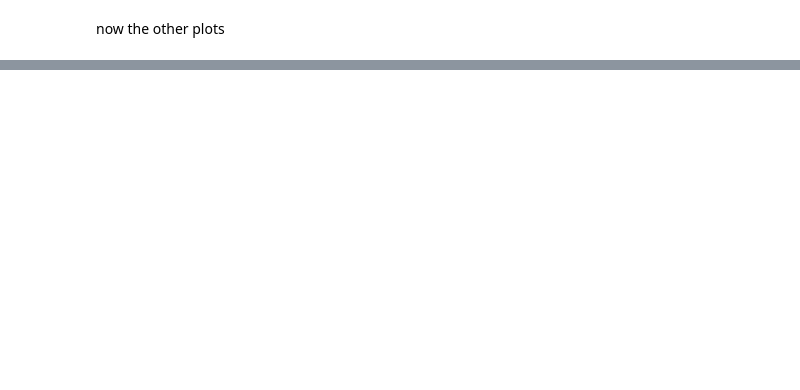
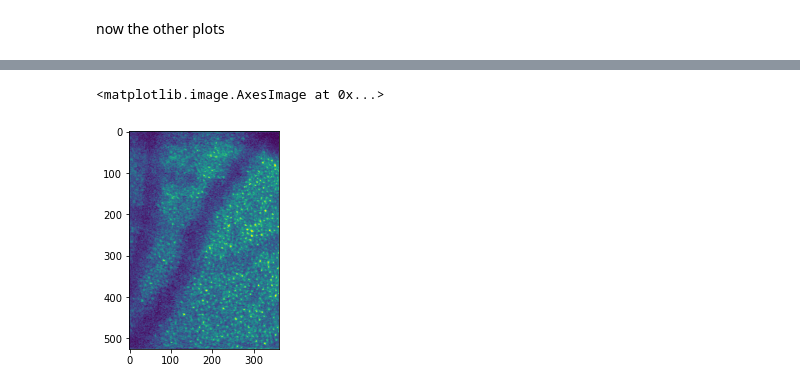
Before and after one commit to pennyflawton/AOtools-for-vision-science, a Jupyter notebook: Encircled energy calcs.ipynb, the cells around one changed output, grey strips where cells are left out. Drawn from its saved outputs; the diff is of its cells as text; code cells hidden in the pictures; blank space fills up the shorter version.

```diff
--- a/Encircled energy calcs.ipynb
+++ b/Encircled energy calcs.ipynb
@@ -491,0 +343,7 @@ Relate values from this to values from that
+# %%
+folder = 'F:/Parkinsons Experiment/AOSLO_montages/NCLC0012/processed/Montage'
+
+realimages=fits.getdata(os.path.join(folder,'data_stream_045_24_06_24-10_57_10_overallTrial_00045_EXTRACTED.fits'))
+
+
+print(realimages.shape)
@@ -491,0 +389,5 @@ Relate values from this to values from that
+# %%
+plt.imshow(realimages[0,5,:,:,0])
+# %% [output]
+<matplotlib.image.AxesImage at 0x...>
+[figure, added]
```
Also changed, not shown: parts of 39 cells of this notebook.
